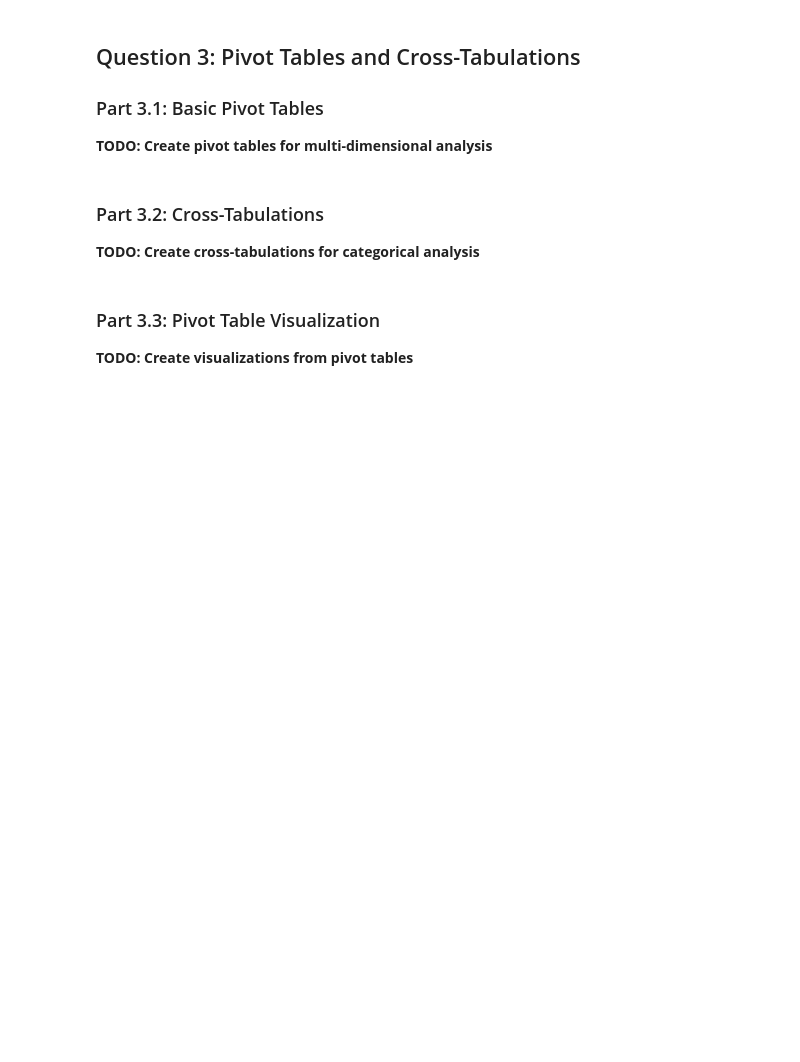
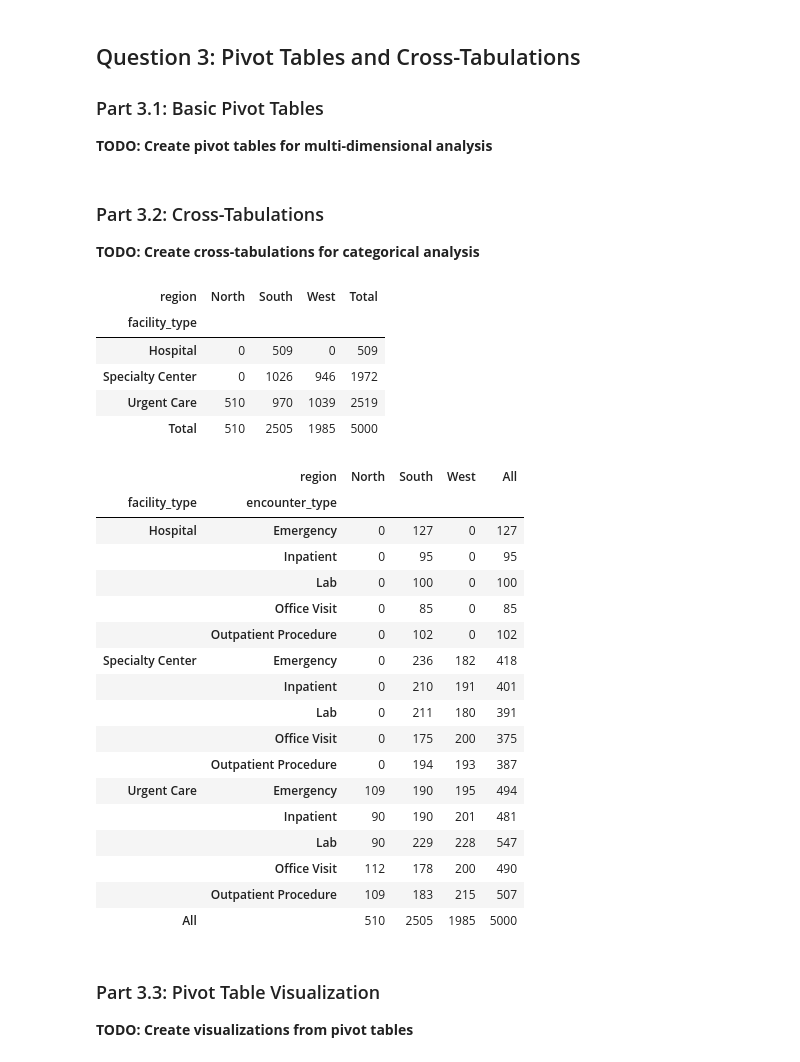
Before and after one commit to UCSF-DataSci/ds217-08-group-filter-and-flow-echang14, a Jupyter notebook: assignment.ipynb, the cells around one changed output. Drawn from its saved outputs; the diff is of its cells as text; code cells hidden in the pictures; blank space fills up the shorter version.

```diff
--- a/assignment.ipynb
+++ b/assignment.ipynb
@@ -337,11 +337,53 @@ pivot_aggs.to_csv("output/q3_pivot_analysis.csv")
 # %%
 # TODO: Create crosstab of facility type vs region with counts
 # TODO: Create crosstab with margins (row and column totals)
+crosstab = pd.crosstab(merged_df["facility_type"],
+                      merged_df["region"],
+                      margins=True)
+crosstab = crosstab.rename(columns = {"All" : "Total"}, index = {"All" : "Total"})
+display(crosstab)
+
 # TODO: Create multi-dimensional crosstab showing facility type × encounter type × region combinations
 #       (Hint: use pd.crosstab with multiple index/column parameters, or create manually from the data)
+multi_crosstab = pd.crosstab(index = [merged_df["facility_type"], merged_df["encounter_type"]],
+                      columns = merged_df["region"],
+                      margins=True)
+
+display(multi_crosstab)
 
 # TODO: Analyze the cross-tabulation results
+
+total_by_facility = multi_crosstab.sum(axis=1).groupby(level=0).sum()
+total_by_region = multi_crosstab.sum(axis=0)
+
 # TODO: Save results as 'output/q3_crosstab_analysis.csv'
+
+multi_crosstab.to_csv("output/q3_crosstab_analysis.csv")
+# %% [output]
+| region | North | South | West | Total |
+| facility_type |  |  |  |  |
+| Hospital | 0 | 509 | 0 | 509 |
+| Specialty Center | 0 | 1026 | 946 | 1972 |
+| Urgent Care | 510 | 970 | 1039 | 2519 |
+| Total | 510 | 2505 | 1985 | 5000 |
+|  | region | North | South | West | All |
+| facility_type | encounter_type |  |  |  |  |
+| Hospital | Emergency | 0 | 127 | 0 | 127 |
+|  | Inpatient | 0 | 95 | 0 | 95 |
+|  | Lab | 0 | 100 | 0 | 100 |
+|  | Office Visit | 0 | 85 | 0 | 85 |
+|  | Outpatient Procedure | 0 | 102 | 0 | 102 |
+| Specialty Center | Emergency | 0 | 236 | 182 | 418 |
+|  | Inpatient | 0 | 210 | 191 | 401 |
+|  | Lab | 0 | 211 | 180 | 391 |
+|  | Office Visit | 0 | 175 | 200 | 375 |
+|  | Outpatient Procedure | 0 | 194 | 193 | 387 |
+| Urgent Care | Emergency | 109 | 190 | 195 | 494 |
+|  | Inpatient | 90 | 190 | 201 | 481 |
+|  | Lab | 90 | 229 | 228 | 547 |
+|  | Office Visit | 112 | 178 | 200 | 490 |
+|  | Outpatient Procedure | 109 | 183 | 215 | 507 |
+| All |  | 510 | 2505 | 1985 | 5000 |
 # %% [markdown]
 ### Part 3.3: Pivot Table Visualization
 
```
Also changed, not shown: parts of 1 cell of this notebook, 2 other files.
